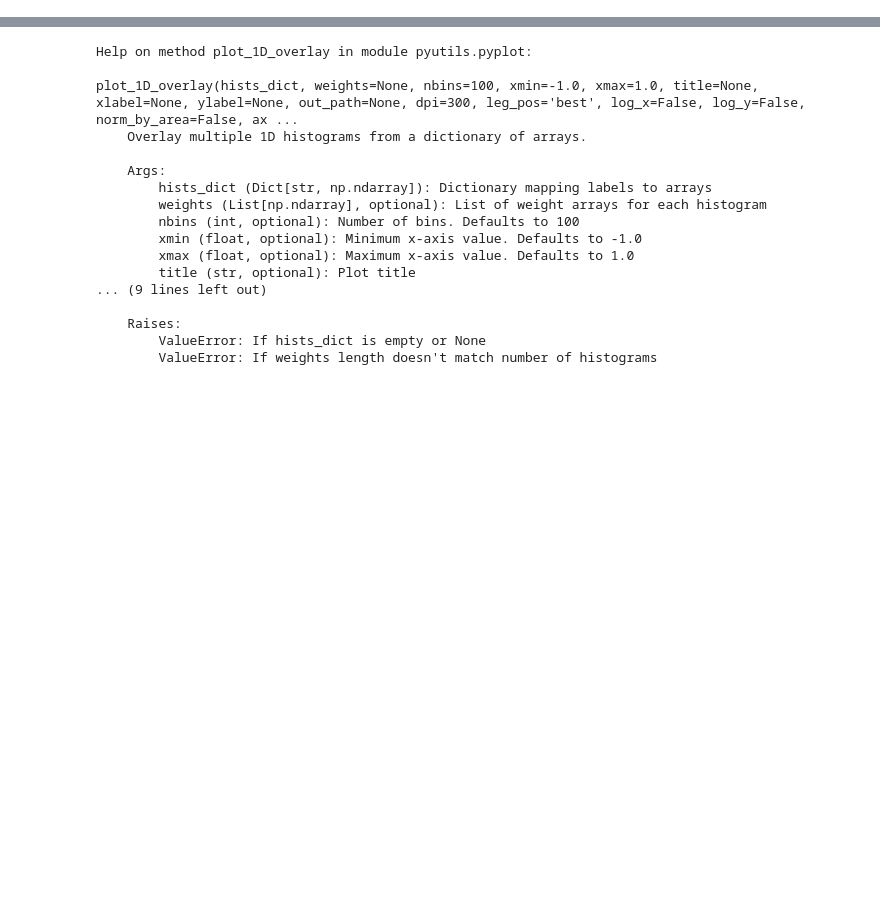
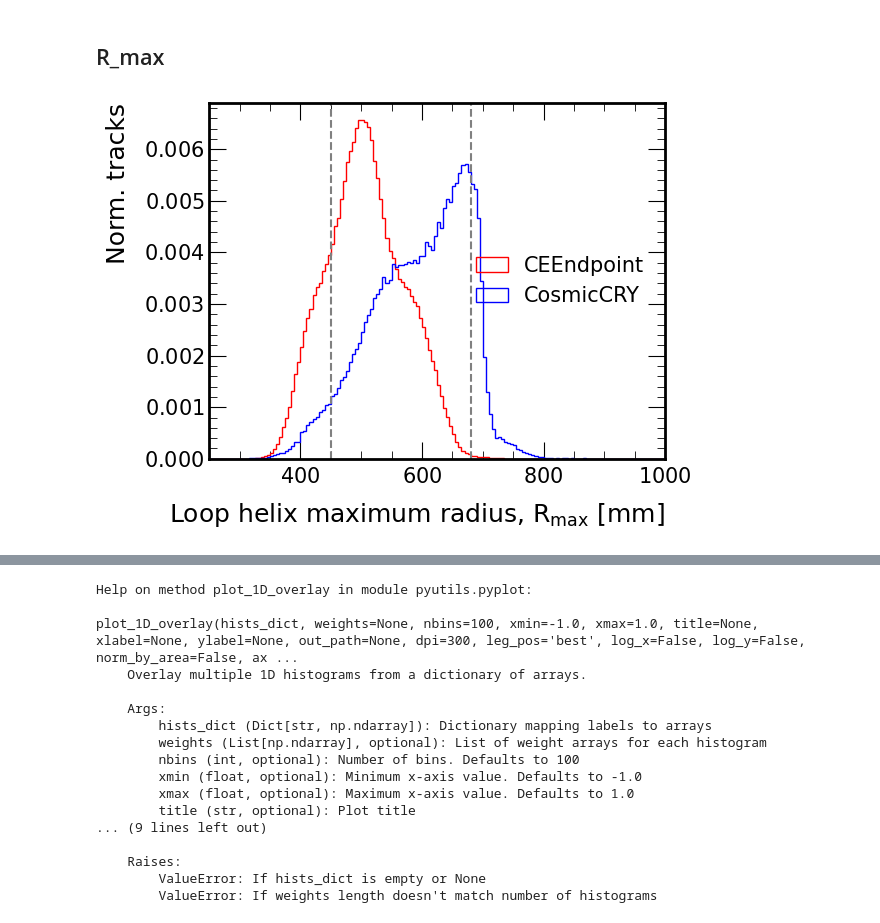
Before and after one commit to victordorojan/mu2e_cosmic_ana, a Jupyter notebook: ana/comp/track_cuts.ipynb, the cells around one changed output, grey strips where cells are left out. Drawn from its saved outputs; the diff is of its cells as text; code cells hidden in the pictures; blank space fills up the shorter version.

```diff
--- a/ana/comp/track_cuts.ipynb
+++ b/ana/comp/track_cuts.ipynb
@@ -457,0 +219,7 @@ plt.show()
+# %%
+# Initialise postprocessor
+postprocessor = PostProcess()
+
+# Execute postprocessor
+data_onspill, _, stats_onspill, _ = postprocessor.execute(onspill_results)
+data_signal, _, stats_signal, _ = postprocessor.execute(signal_results)
@@ -457,0 +356,24 @@ plt.show()
+# %% [markdown]
+## R_max
+# %%
+fig, ax = plt.subplots()
+
+plot.plot_1D_overlay(
+    {
+        "CEEndpoint" : ak.flatten(data_signal["trkfit"]["trksegpars_lh"]["maxr"], axis=None),
+        "CosmicCRY" : ak.flatten(data_onspill["trkfit"]["trksegpars_lh"]["maxr"], axis=None)
+    },
+    nbins=75*2,xmin=250,xmax=1000,norm_by_area=True,
+    show=False,
+    ax=ax,
+    xlabel=r"Loop helix maximum radius, $R_{\text{max}}$ [mm]",
+    ylabel="Norm. tracks"
+)
+
+ax.axvline(450, linestyle="--", color="grey")
+ax.axvline(680, linestyle="--", color="grey")
+plt.tight_layout()
+plt.savefig("../../img/comp/h1o_lhrmax.png", dpi=300)
+plt.show()
+# %% [output]
+[figure, added]
```
Also changed, not shown: parts of 51 cells of this notebook.
